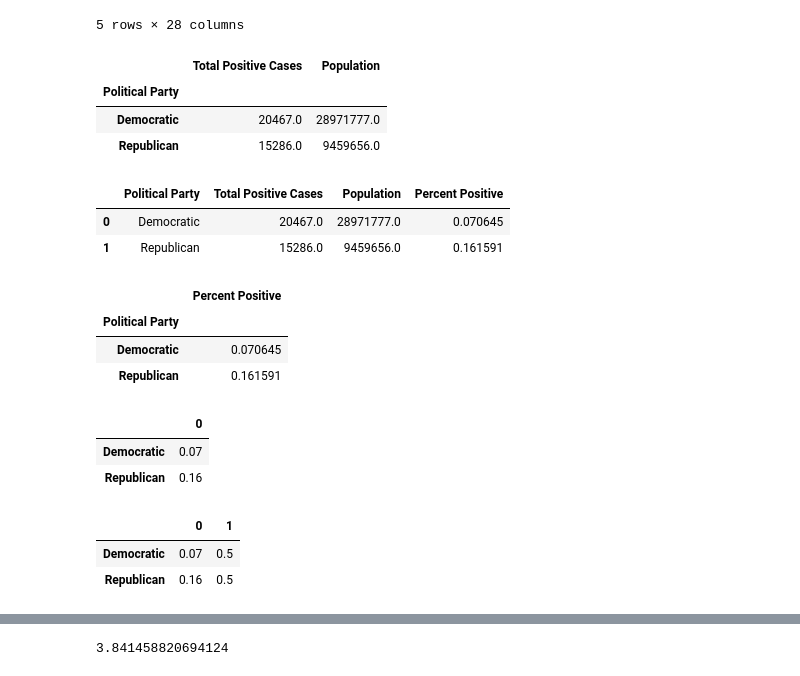
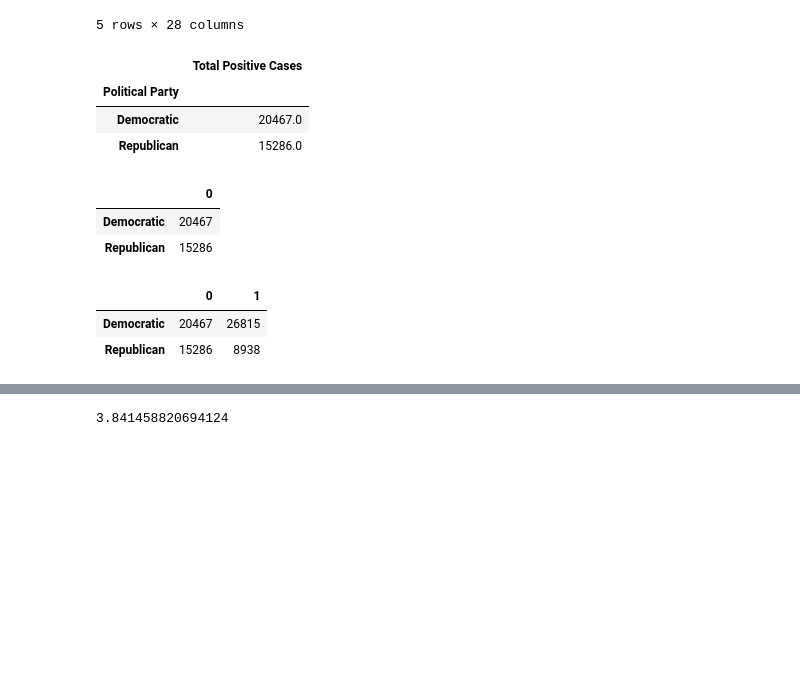
Before and after one commit to mocchicone/Covid-19-Outcomes-in-Washington-State, a Jupyter notebook: Nghia Analysis.ipynb, the cells around one changed output, grey strips where cells are left out. Saved outputs shown, nothing was run; the diff lists cells and outputs as text; code cells hidden in the pictures; blank space fills up the shorter version.

```diff
--- a/Nghia Analysis.ipynb
+++ b/Nghia Analysis.ipynb
@@ -122,45 +122,30 @@ political_df_reset_index.head()
 | 4 | Democratic | King County | 20.0 | 10941.0 | 811.0 | 3850.0 | ... |
 5 rows × 28 columns
 # %%
-political_affiliation_group = political_df_reset_index.loc[:,["Political Party", "Total Positive Cases", "Population"]]
+political_affiliation_group = political_df_reset_index.loc[:,["Political Party", "Total Positive Cases"]]
 dem_rep_compare = political_affiliation_group.groupby("Political Party").sum()
 dem_rep_compare
 # %% [output]
-|  | Total Positive Cases | Population |
-| Political Party |  |  |
-| Democratic | 20467.0 | 28971777.0 |
-| Republican | 15286.0 | 9459656.0 |
+|  | Total Positive Cases |
+| Political Party |  |
+| Democratic | 20467.0 |
+| Republican | 15286.0 |
-# %%
-dem_rep_compare["Percent Positive"] = (dem_rep_compare["Total Positive Cases"] / dem_rep_compare["Population"]) * 100
-dem_rep_compare.reset_index()
-# %% [output]
-|  | Political Party | Total Positive Cases | Population | Percent Positive |
-| 0 | Democratic | 20467.0 | 28971777.0 | 0.070645 |
-| 1 | Republican | 15286.0 | 9459656.0 | 0.161591 |
-# %%
-dem_rep_chi_test = dem_rep_compare.drop(["Total Positive Cases", "Population"], axis=1)
-dem_rep_chi_test
-# %% [output]
-|  | Percent Positive |
-| Political Party |  |
-| Democratic | 0.070645 |
-| Republican | 0.161591 |
 # %%
-observed = pd.Series([0.07, 0.16], index=["Democratic", "Republican"])
+observed = pd.Series([20467, 15286], index=["Democratic", "Republican"])
 dem_vs_rep = pd.DataFrame([observed]).T
 dem_vs_rep
 # %% [output]
 |  | 0 |
-| Democratic | 0.07 |
-| Republican | 0.16 |
+| Democratic | 20467 |
+| Republican | 15286 |
 # %%
 # Add a column whose default values are the expected values
-dem_vs_rep[1] = .50
+dem_vs_rep[1] = [26815, 8938]
 dem_vs_rep
 # %% [output]
 |  | 0 | 1 |
-| Democratic | 0.07 | 0.5 |
-| Republican | 0.16 | 0.5 |
+| Democratic | 20467 | 26815 |
+| Republican | 15286 | 8938 |
 # %%
 dem_vs_rep.columns = ["observed", "expected"]
 dem_vs_rep
```
Also changed, not shown: parts of 30 cells of this notebook.
